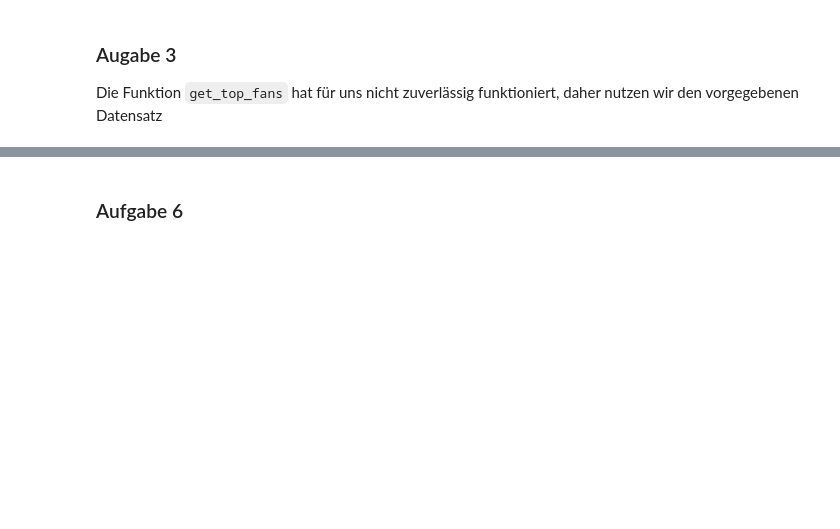
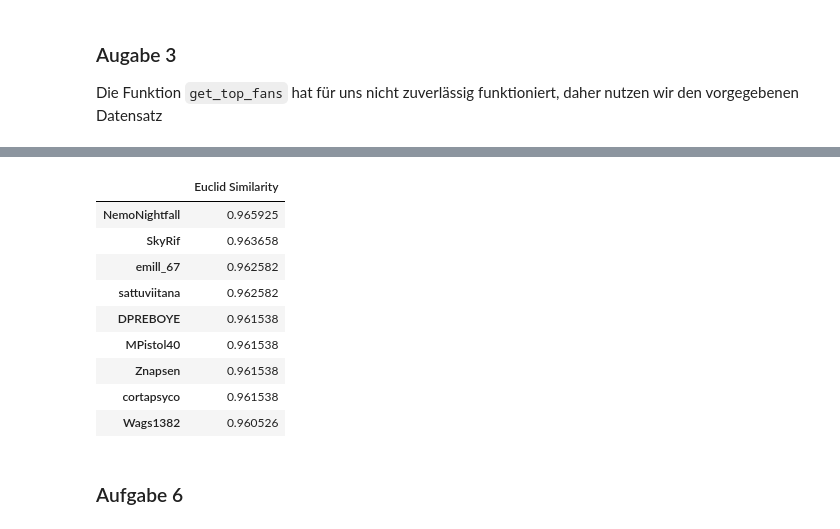
Before and after one commit to Branchverse/datamininglecture, a Jupyter notebook: 2_collaborative_recommender_systems/Abgabe/VersuchRecommenderSystem_Abgabe.ipynb, the cells around one changed output, grey strips where cells are left out. Saved outputs shown, nothing was run; the diff lists cells and outputs as text; code cells hidden in the pictures; blank space fills up the shorter version.

```diff
--- a/2_collaborative_recommender_systems/Abgabe/VersuchRecommenderSystem_Abgabe.ipynb
+++ b/2_collaborative_recommender_systems/Abgabe/VersuchRecommenderSystem_Abgabe.ipynb
@@ -812,7 +917,18 @@ print(
 # %%
 random_User = "BrunoJoS" # Totally random!
 result = topMatches(userDict, random_User, sim_euclid)
-print(dict(sorted(result.items(), key=lambda item: item[1],reverse=True)))
+display(pd.DataFrame.from_dict(result,orient='index',columns=['Euclid Similarity']))
+# %% [output]
+|  | Euclid Similarity |
+| NemoNightfall | 0.965925 |
+| SkyRif | 0.963658 |
+| emill_67 | 0.962582 |
+| sattuviitana | 0.962582 |
+| DPREBOYE | 0.961538 |
+| MPistol40 | 0.961538 |
+| Znapsen | 0.961538 |
+| cortapsyco | 0.961538 |
+| Wags1382 | 0.960526 |
 # %% [markdown]
 ### Aufgabe 6
 # %%
```
Also changed, not shown: parts of 27 cells of this notebook.
